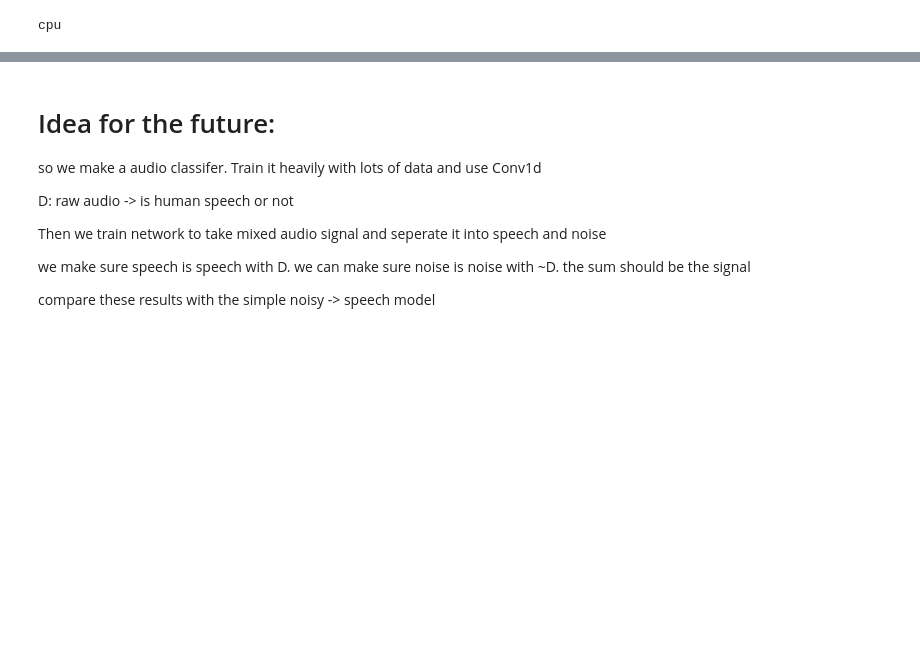
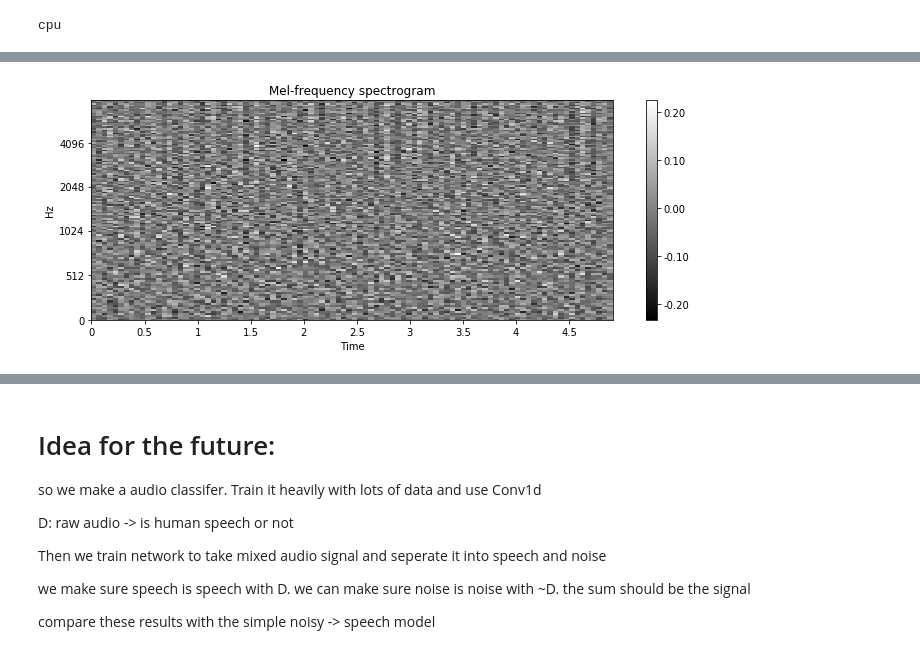
Before and after one commit to akarshkumar0101/DSProject, a Jupyter notebook: Audio.ipynb, the cells around one changed output, grey strips where cells are left out. Saved outputs shown, nothing was run; the diff lists cells and outputs as text; code cells hidden in the pictures; blank space fills up the shorter version.

```diff
--- a/Audio.ipynb
+++ b/Audio.ipynb
@@ -93,5 +92,5 @@ def show_spectrogram(spectrogram, sr):
 # %%
-y, sr = librosa.load('samples/bee.wav', sr=None, mono=True, offset=0.0, duration=None)
+y, sr = librosa.load('datasets/samples/bee.wav', sr=None, mono=True, offset=0.0, duration=None)
 print('sample rate: ',sr)
 print('y.shape', y.shape)
 # %%
@@ -186,8 +176,8 @@ current_voice_i = 0
 current_noise_i = 0
 
 sr = 10000
-duration = 5
-sample_length = duration * sr
+duration = 4.9
+sample_length = int(duration * sr)
 
 
 def set_sample_length(y, sample_length):
@@ -241,6 +231,12 @@ X_test = audios_to_spectrograms(X_test, sr)[:, None, :, :]
 
 X_test = torch.from_numpy(X_test).to(device, dtype)
 Y_test = torch.from_numpy(Y_test).to(device, dtype)
+# %%
+X_test2 = audios_to_spectrograms(X_voice_test[:1] + X_noise_test[:1], sr)[:, None, :, :]
+Y_test2 = audios_to_spectrograms(X_voice_test[:1], sr)[:, None, :, :]
+
+X_test2 = torch.from_numpy(X_test2).to(device, dtype)
+Y_test2 = torch.from_numpy(Y_test2).to(device, dtype)
 # %%
 class VoiceRecogNet(nn.Module):
     def __init__(self):
@@ -368,13 +344,13 @@ accuracy:  0.935
 class VoiceIsolaterNet(nn.Module):
     def __init__(self):
         super(VoiceIsolaterNet, self).__init__()
-        self.maxpool = nn.MaxPool((2,2))
+        self.maxpool = nn.MaxPool2d((2,2), return_indices=True)
         self.maxunpool = nn.MaxUnpool2d((2,2))
         self.conv1 = nn.Conv2d(1, 4, 3, padding=1)
         self.conv2 = nn.Conv2d(4, 16, 3, padding=1)
         self.conv3 = nn.Conv2d(16, 64, 3, padding=1)
 
-        self.linear = nn.Linear(12288, 100)
+        self.linear1 = nn.Linear(12288, 100)
         self.linear2 = nn.Linear(100, 12288)
 
         self.convt1 = nn.ConvTranspose2d(64, 16, 3, padding=1)
@@ -386,15 +362,15 @@ class VoiceIsolaterNet(nn.Module):
     def forward(self, x):
 
         x = self.conv1(x)
-        x = self.maxpool(x)
+        x, ind1 = self.maxpool(x)
         x = torch.tanh(x)
 
         x = self.conv2(x)
-        x = self.maxpool(x)
+        x, ind2 = self.maxpool(x)
         x = torch.tanh(x)
 
         x = self.conv3(x)
-        x = self.maxpool(x)
+        x, ind3 = self.maxpool(x)
         x = torch.tanh(x)
 
         sh = x.shape
@@ -409,15 +385,15 @@ class VoiceIsolaterNet(nn.Module):
 
 
         x = x+y
-        x = self.maxunpool(x)
+        x = self.maxunpool(x, ind3)
         x = self.convt1(x)
         x = torch.tanh(x)
 
-        x = self.maxunpool(x)
+        x = self.maxunpool(x, ind2)
         x = self.convt2(x)
         x = torch.tanh(x)
 
-        x = self.maxunpool(x)
+        x = self.maxunpool(x, ind1)
         x = self.convt3(x)
         x = torch.tanh(x)
 
@@ -429,0 +403,6 @@ vin.forward(X_batch)[:, 0]
+# %%
+Y_pred = vin.forward(X_test2)[0,0].detach().cpu().numpy()
+
+show_spectrogram(Y_pred, sr)
+play_audio(spectrogram_to_audio(Y_pred, sr), sr)
+# %% [output]
@@ -430,3 +410,4 @@ vin.forward(X_batch)[:, 0]
+[figure, added]
 # %%
 crit = nn.MSELoss()
 losses = []
```
Also changed, not shown: parts of 13 cells of this notebook.
